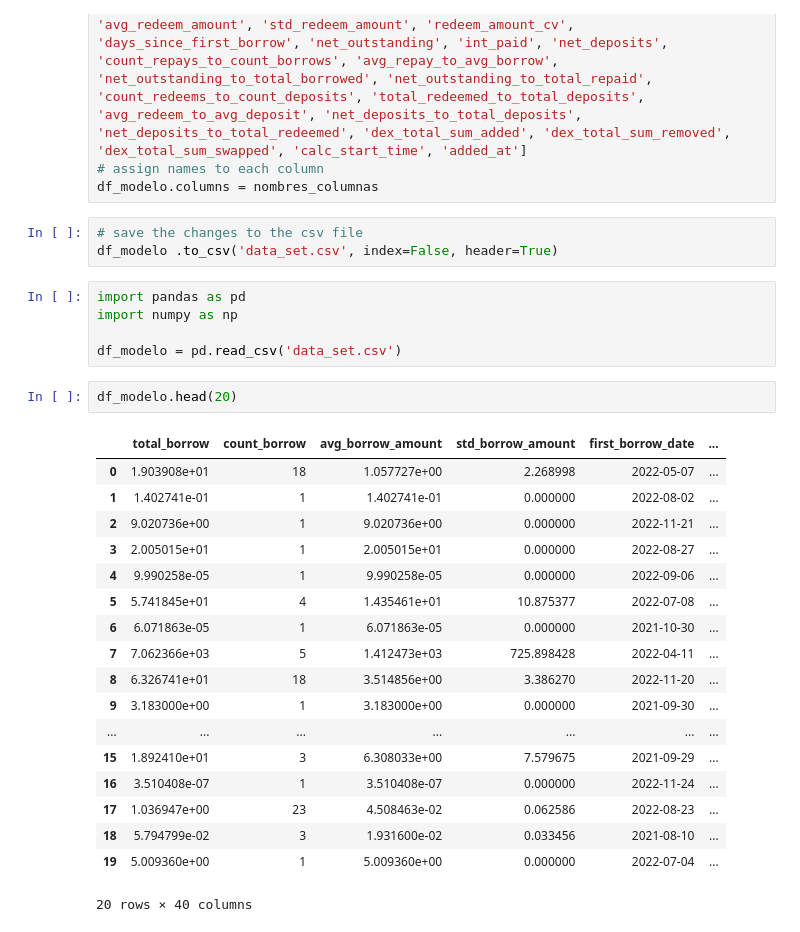
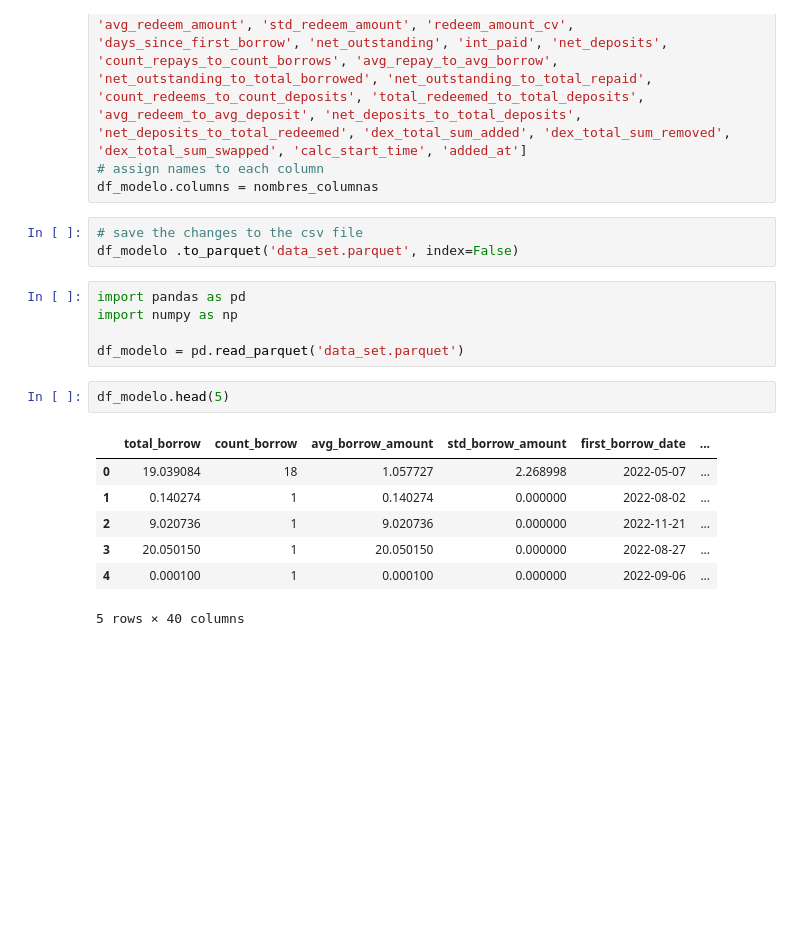
Before and after one commit to cesagarcia1984/Modelo_predictivo_giza, a Jupyter notebook: data_ETLt.ipynb, the cells around one changed output. Saved outputs shown, nothing was run; the diff lists cells and outputs as text; blank space fills up the shorter version.

Commit message:
cambio en archivo
se cambia los daset a archivos parquet

```diff
--- a/data_ETLt.ipynb
+++ b/data_ETLt.ipynb
@@ -258,30 +243,19 @@ nombres_columnas = ['total_borrow', 'count_borrow', 'avg_borrow_amount', 'std_bo
 df_modelo.columns = nombres_columnas
 # %%
 # save the changes to the csv file
-df_modelo .to_csv('data_set.csv', index=False, header=True)
+df_modelo .to_parquet('data_set.parquet', index=False)
 # %%
 import pandas as pd
 import numpy as np
 
-df_modelo = pd.read_csv('data_set.csv')
+df_modelo = pd.read_parquet('data_set.parquet')
 # %%
-df_modelo.head(20)
+df_modelo.head(5)
 # %% [output]
 |  | total_borrow | count_borrow | avg_borrow_amount | std_borrow_amount | first_borrow_date | ... |
-| 0 | 1.903908e+01 | 18 | 1.057727e+00 | 2.268998 | 2022-05-07 | ... |
-| 1 | 1.402741e-01 | 1 | 1.402741e-01 | 0.000000 | 2022-08-02 | ... |
-| 2 | 9.020736e+00 | 1 | 9.020736e+00 | 0.000000 | 2022-11-21 | ... |
-| 3 | 2.005015e+01 | 1 | 2.005015e+01 | 0.000000 | 2022-08-27 | ... |
-| 4 | 9.990258e-05 | 1 | 9.990258e-05 | 0.000000 | 2022-09-06 | ... |
-| 5 | 5.741845e+01 | 4 | 1.435461e+01 | 10.875377 | 2022-07-08 | ... |
-| 6 | 6.071863e-05 | 1 | 6.071863e-05 | 0.000000 | 2021-10-30 | ... |
-| 7 | 7.062366e+03 | 5 | 1.412473e+03 | 725.898428 | 2022-04-11 | ... |
-| 8 | 6.326741e+01 | 18 | 3.514856e+00 | 3.386270 | 2022-11-20 | ... |
-| 9 | 3.183000e+00 | 1 | 3.183000e+00 | 0.000000 | 2021-09-30 | ... |
-| ... | ... | ... | ... | ... | ... | ... |
-| 15 | 1.892410e+01 | 3 | 6.308033e+00 | 7.579675 | 2021-09-29 | ... |
-| 16 | 3.510408e-07 | 1 | 3.510408e-07 | 0.000000 | 2022-11-24 | ... |
-| 17 | 1.036947e+00 | 23 | 4.508463e-02 | 0.062586 | 2022-08-23 | ... |
-| 18 | 5.794799e-02 | 3 | 1.931600e-02 | 0.033456 | 2021-08-10 | ... |
-| 19 | 5.009360e+00 | 1 | 5.009360e+00 | 0.000000 | 2022-07-04 | ... |
+| 0 | 19.039084 | 18 | 1.057727 | 2.268998 | 2022-05-07 | ... |
+| 1 | 0.140274 | 1 | 0.140274 | 0.000000 | 2022-08-02 | ... |
+| 2 | 9.020736 | 1 | 9.020736 | 0.000000 | 2022-11-21 | ... |
+| 3 | 20.050150 | 1 | 20.050150 | 0.000000 | 2022-08-27 | ... |
+| 4 | 0.000100 | 1 | 0.000100 | 0.000000 | 2022-09-06 | ... |
-20 rows × 40 columns
+5 rows × 40 columns
```
Also changed, not shown: parts of 12 cells of this notebook.
